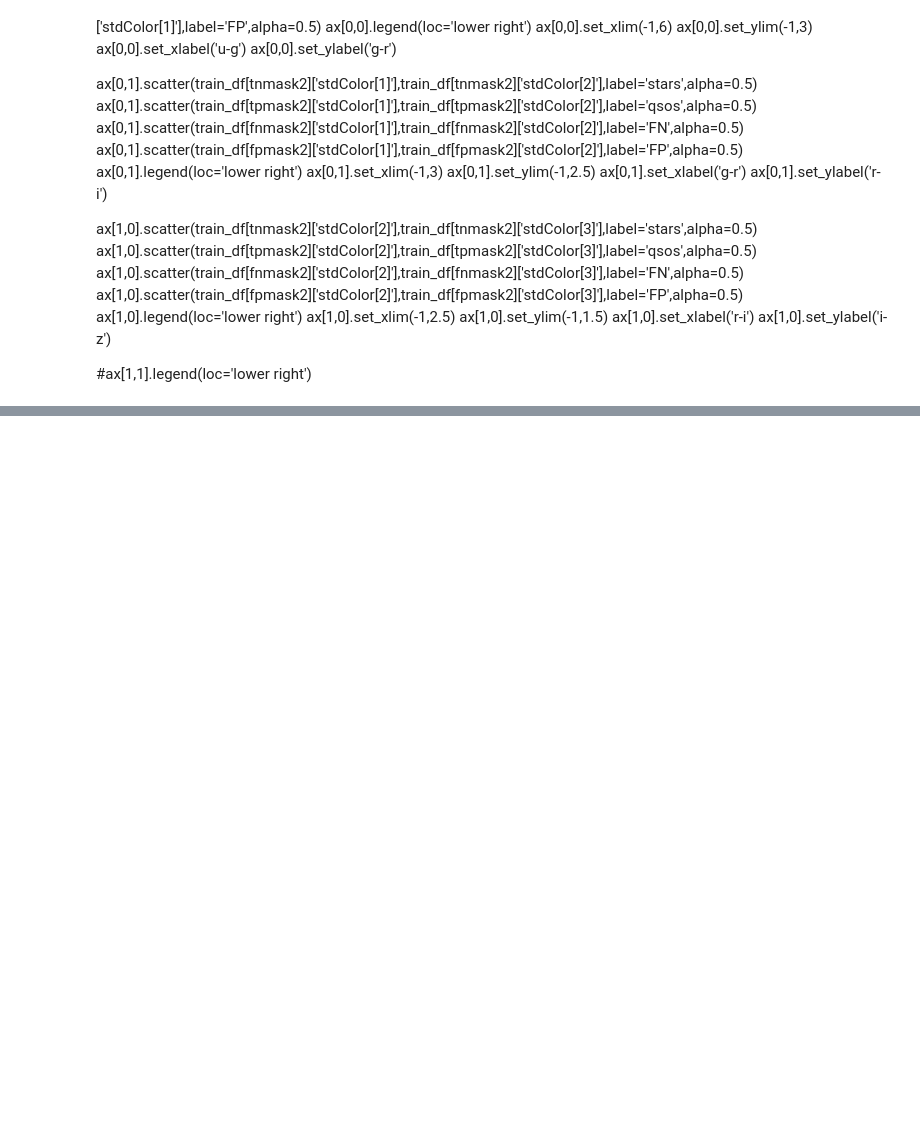
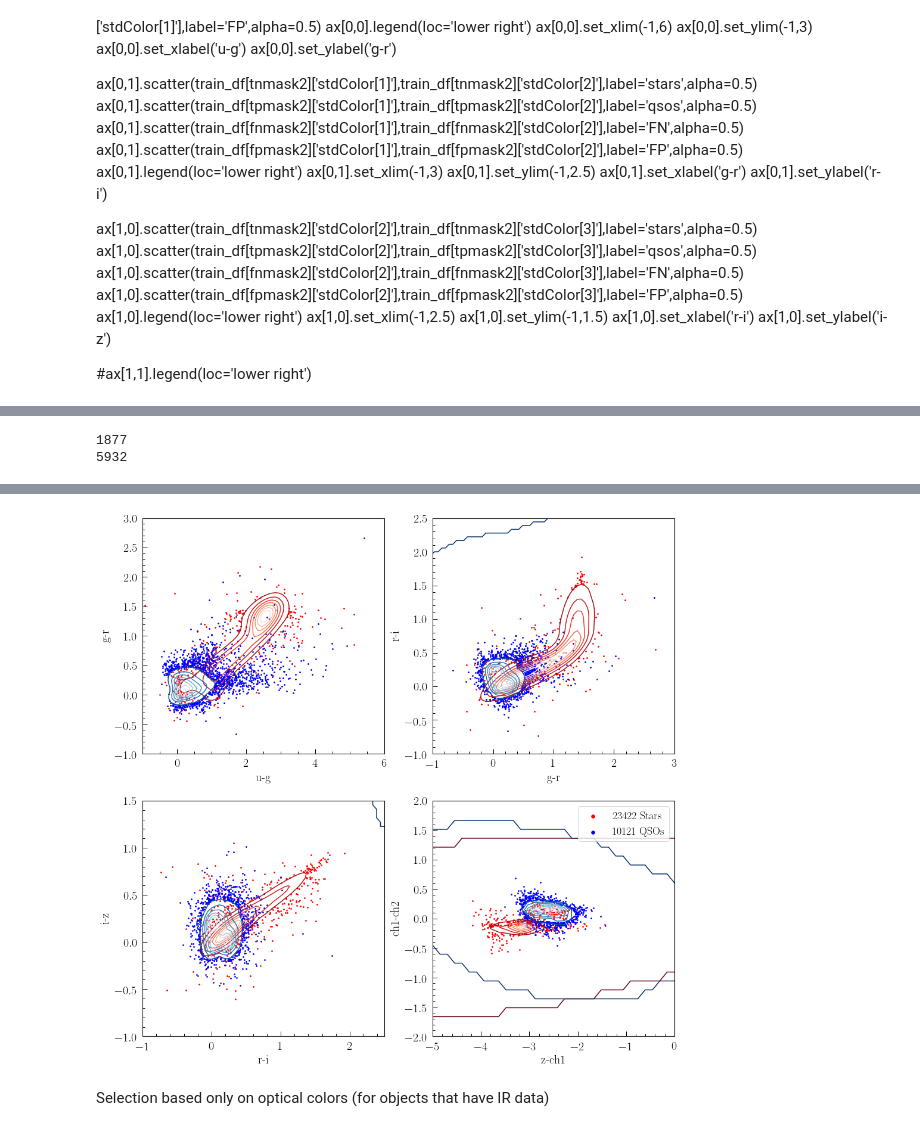
Before and after one commit to RichardsGroup/LSST_training, a Jupyter notebook: Script_NBs/02_AGN_classification_example-gtrtest.ipynb, the cells around one changed output, grey strips where cells are left out. Drawn from its saved outputs; the diff is of its cells as text; code cells hidden in the pictures; blank space fills up the shorter version.

```diff
--- a/Script_NBs/02_AGN_classification_example-gtrtest.ipynb
+++ b/Script_NBs/02_AGN_classification_example-gtrtest.ipynb
@@ -788,0 +781,3 @@ Text(0, 0.5, 'parallax')
+# %%
+train_dfIR['zch1'] = (22.5-np.log10(train_dfIR['psFlux[z]'])) - (22.5-np.log10(train_dfIR['flux_auto_ch1']))
+train_dfIR['zch1']
@@ -788,0 +797,3 @@ Text(0, 0.5, 'parallax')
+# %%
+train_dfIR['ch1ch2'] = (22.5-np.log10(train_dfIR['flux_auto_ch1'])) - (22.5-np.log10(train_dfIR['flux_auto_ch2']))
+train_dfIR['ch1ch2']
@@ -788,0 +813,3 @@ Text(0, 0.5, 'parallax')
+# %%
+yIR = train_dfIR['class'].values.copy()
+yIR
@@ -788,0 +831,67 @@ Text(0, 0.5, 'parallax')
+# %%
+starmaskIR = (yIR=='vStar')
+qsomaskIR = (yIR=='qso')
+print(starmaskIR.sum())
+print(qsomaskIR.sum())
+# %% [output]
+1877
+5932
+# %%
+limsugr = np.array([[-2,8], [-2,4]])
+limsugr = limsugr.flatten()
+limsgri = np.array([[-2,4], [-2,3.5]])
+limsgri = limsgri.flatten()
+limsriz = np.array([[-2,3.5], [-2,2.5]])
+limsriz = limsriz.flatten()
+limszch1ch2 = np.array([[-5,2], [-2,2]])
+limszch1ch2 = limszch1ch2.flatten()
+levels = None
+nlevel=1
+
+# Make the figure:
+#fig,ax = plt.figure(figsize=(8,8))
+fig, ax = plt.subplots(2,2,figsize=(16,16))
+
+
+handles, labels = (0, 0)
+
+for i, axis in enumerate(ax.ravel()):
+
+    if i==0:
+        contour_scatter(train_dfIR[starmaskIR]['stdColor[0]'], train_dfIR[starmaskIR]['stdColor[1]'], lims=limsugr, levels=levels, nlevel=nlevel, cmap='Reds_r', color='red', kwargs_plot={'rasterized':True, 's':3}, ax=axis)
+        contour_scatter(train_dfIR[qsomaskIR]['stdColor[0]'], train_dfIR[qsomaskIR]['stdColor[1]'], lims=limsugr, levels=levels, nlevel=nlevel, cmap='Blues_r', color='blue', kwargs_plot={'rasterized':True, 's':3}, ax=axis)
+        axis.set_xlim(-1,6)
+        axis.set_ylim(-1,3)
+        axis.set_xlabel('u-g')
+        axis.set_ylabel('g-r')
+
+    if i==1:
+        contour_scatter(train_dfIR[starmaskIR]['stdColor[1]'], train_dfIR[starmaskIR]['stdColor[2]'], lims=limsgri, levels=levels, nlevel=nlevel, cmap='Reds_r', color='red', kwargs_plot={'rasterized':True, 's':3}, ax=axis)
+        contour_scatter(train_dfIR[qsomaskIR]['stdColor[1]'], train_dfIR[qsomaskIR]['stdColor[2]'], lims=limsgri, levels=levels, nlevel=nlevel, cmap='Blues_r', color='blue', kwargs_plot={'rasterized':True, 's':3}, ax=axis)
+        axis.set_xlim(-1,3)
+        axis.set_ylim(-1,2.5)
+        axis.set_xlabel('g-r')
+        axis.set_ylabel('r-i')
+
+    if i==2:
+        contour_scatter(train_dfIR[starmaskIR]['stdColor[2]'], train_dfIR[starmaskIR]['stdColor[3]'], lims=limsriz, levels=levels, nlevel=nlevel, cmap='Reds_r', color='red', kwargs_plot={'rasterized':True, 's':3}, ax=axis)
+        contour_scatter(train_dfIR[qsomaskIR]['stdColor[2]'], train_dfIR[qsomaskIR]['stdColor[3]'], lims=limsriz, levels=levels, nlevel=nlevel, cmap='Blues_r', color='blue', kwargs_plot={'rasterized':True, 's':3}, ax=axis)
+        axis.set_xlim(-1,2.5)
+        axis.set_ylim(-1,1.5)
+        axis.set_xlabel('r-i')
+        axis.set_ylabel('i-z')
+
+    if i==3:
+        contour_scatter(train_dfIR[starmaskIR]['zch1'], train_dfIR[starmaskIR]['ch1ch2'], lims=limszch1ch2, levels=levels, nlevel=nlevel, cmap='Reds_r', color='red', kwargs_plot={'rasterized':True, 's':3}, ax=axis)
+        contour_scatter(train_dfIR[qsomaskIR]['zch1'], train_dfIR[qsomaskIR]['ch1ch2'], lims=limszch1ch2, levels=levels, nlevel=nlevel, cmap='Blues_r', color='blue', kwargs_plot={'rasterized':True, 's':3}, ax=axis)
+        axis.set_xlim(-4.5,-1.2)
+        axis.set_ylim(-0.8,0.8)
+        axis.set_xlabel('z-ch1')
+        axis.set_ylabel('ch1-ch2')
+
+    if i==3:
+        #axis.set_axis_off()
+        handles = [plt.scatter([], [], color='red', s=30),plt.scatter([],[],color='blue',s=30)]
+        labels  = [str(starmask.sum())+' Stars',str(qsomask.sum())+' QSOs']
+        legend = axis.legend(handles, labels, loc='best')
+# %% [output]
@@ -788,0 +906,3 @@ Text(0, 0.5, 'parallax')
+[figure, added]
+# %% [markdown]
+Selection based only on optical colors (for objects that have IR data)
```
Also changed, not shown: parts of 41 cells of this notebook.
